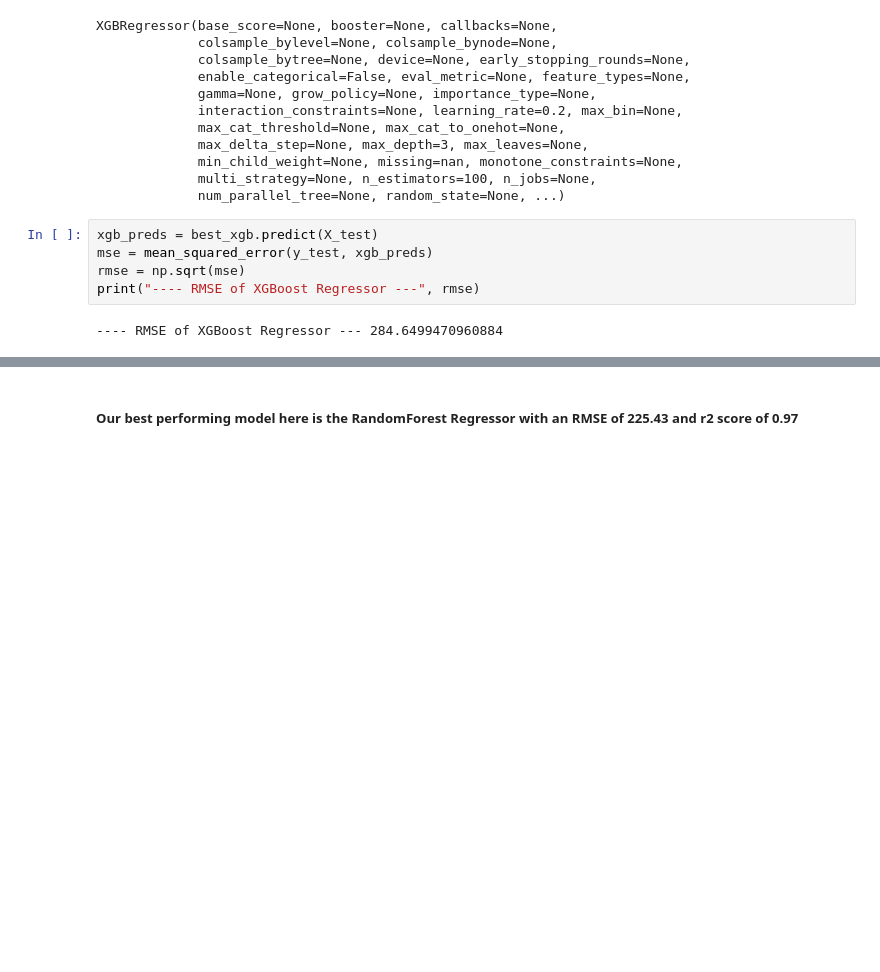
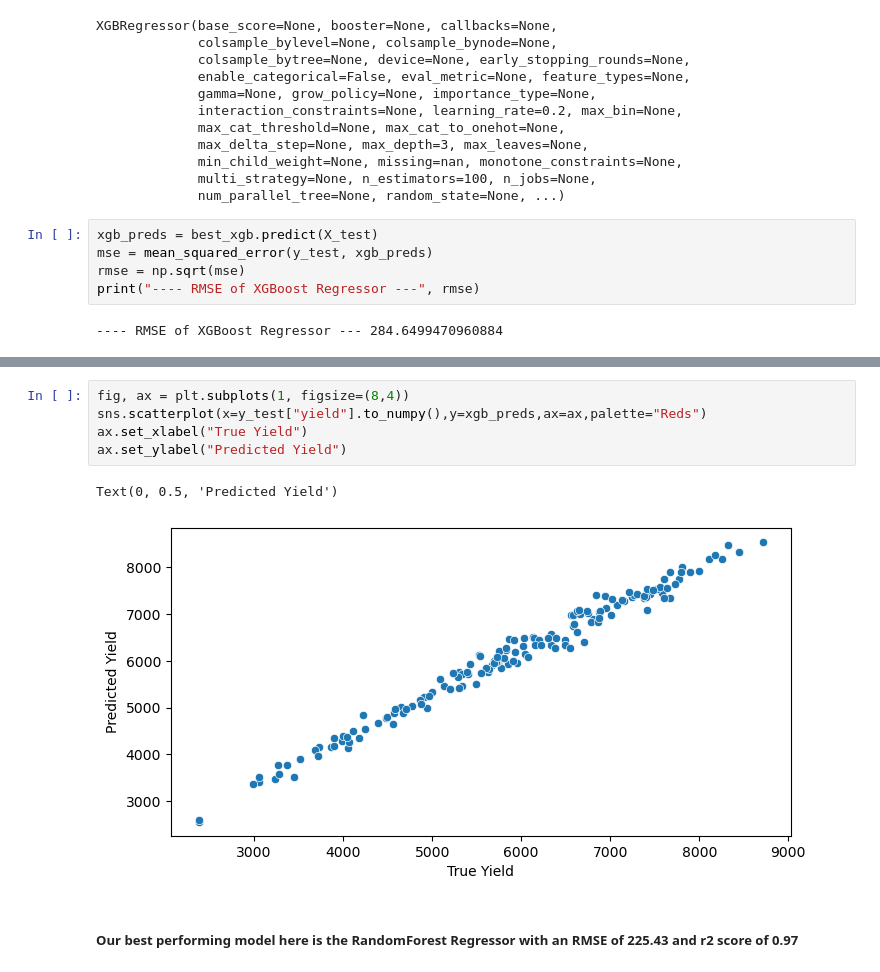
Before and after one commit to FRANKSADWAR/Wild-blueberry-yield-prediction, a Jupyter notebook: notebooks/Yield_prediction_and_data_exploration.ipynb, the cells around one changed output, grey strips where cells are left out. Saved outputs shown, nothing was run; the diff lists cells and outputs as text; blank space fills up the shorter version.

```diff
--- a/notebooks/Yield_prediction_and_data_exploration.ipynb
+++ b/notebooks/Yield_prediction_and_data_exploration.ipynb
@@ -965,2 +979,10 @@ print("---- RMSE of XGBoost Regressor ---", rmse)
+# %%
+fig, ax = plt.subplots(1, figsize=(8,4))
+sns.scatterplot(x=y_test["yield"].to_numpy(),y=xgb_preds,ax=ax,palette="Reds")
+ax.set_xlabel("True Yield")
+ax.set_ylabel("Predicted Yield")
+# %% [output]
+Text(0, 0.5, 'Predicted Yield')
+[figure, added]
 # %% [markdown]
 ##### Our best performing model here is the RandomForest Regressor with an RMSE of 225.43 and r2 score of 0.97
```
Also changed, not shown: parts of 10 cells of this notebook.
